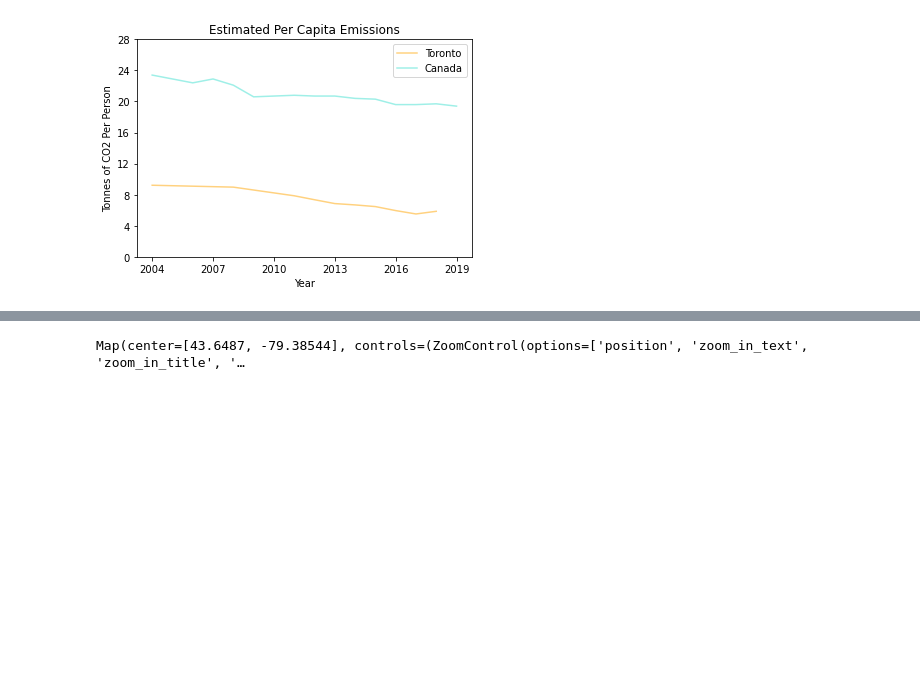
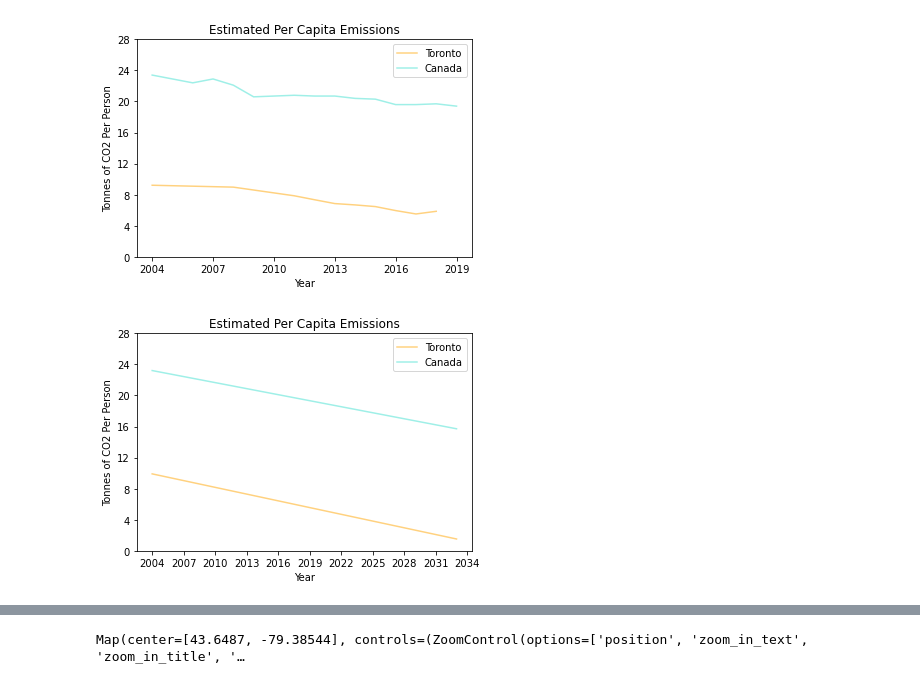
Before and after one commit to SAP-Team-Fruchsia-Fungi/Renewable-Energy-And-Climate, a Jupyter notebook: Renewable Energy.ipynb, the cells around one changed output, grey strips where cells are left out. Saved outputs shown, nothing was run; the diff lists cells and outputs as text; code cells hidden in the pictures; blank space fills up the shorter version.

```diff
--- a/Renewable Energy.ipynb
+++ b/Renewable Energy.ipynb
@@ -132,3 +132,38 @@ plt.legend()
 plt.show()
 # %% [output]
 [figure]
+# %%
+#Line of best fit
+x = np.array(year)
+y = np.array(per_capita)
+m, b = np.polyfit(x, y, 1)
+
+q = np.array(year3)
+p = np.array(can_pc)
+s, t = np.polyfit(q, p, 1)
+
+year.clear()
+per_capita.clear()
+year3.clear()
+can_pc.clear()
+
+for i in range(30):
+    per_capita.append(func(m, i + 2003 , b))
+    can_pc.append(func(s, i + 2003, t))
+    year.append(2004 + i)
+    year3.append(2004 + i)
+
+#Creates Legend and Plots graph
+plt.plot(year, per_capita, c="Orange", alpha=0.5, label="Toronto")
+plt.plot(year3, can_pc, c="Turquoise", alpha=0.5, label="Canada")
+
+#Draws graph
+plt.title('Estimated Per Capita Emissions')
+plt.xlabel('Year')
+plt.ylabel('Tonnes of CO2 Per Person')
+plt.yticks(np.arange(0, 30, 4))
+plt.xticks(np.arange(2004, 2035, 3))
+plt.legend()
+plt.show()
+# %% [output]
+[figure, added]
```
Also changed, not shown: parts of 6 cells of this notebook.
